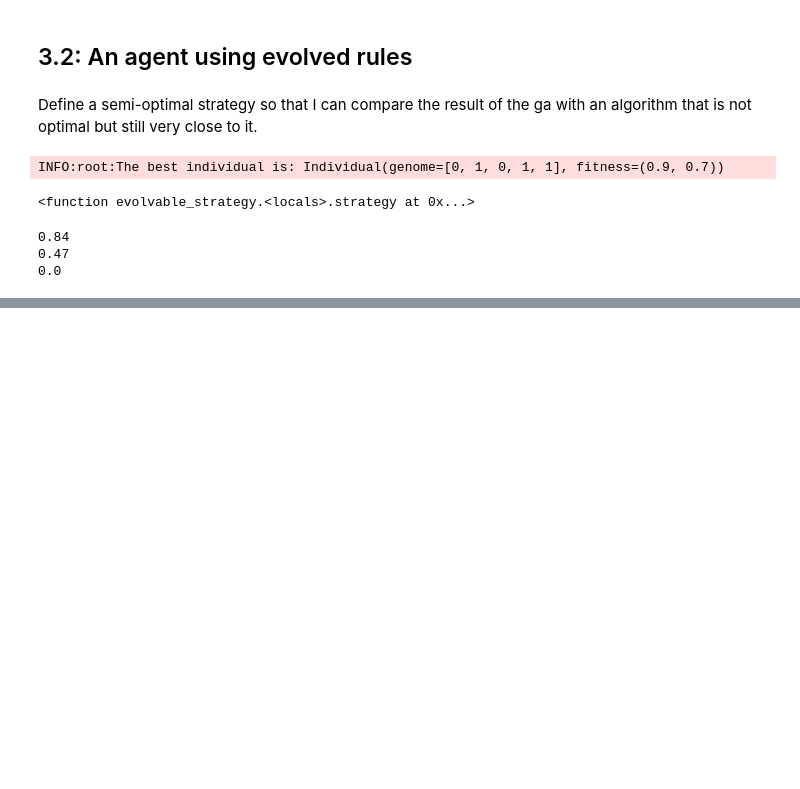
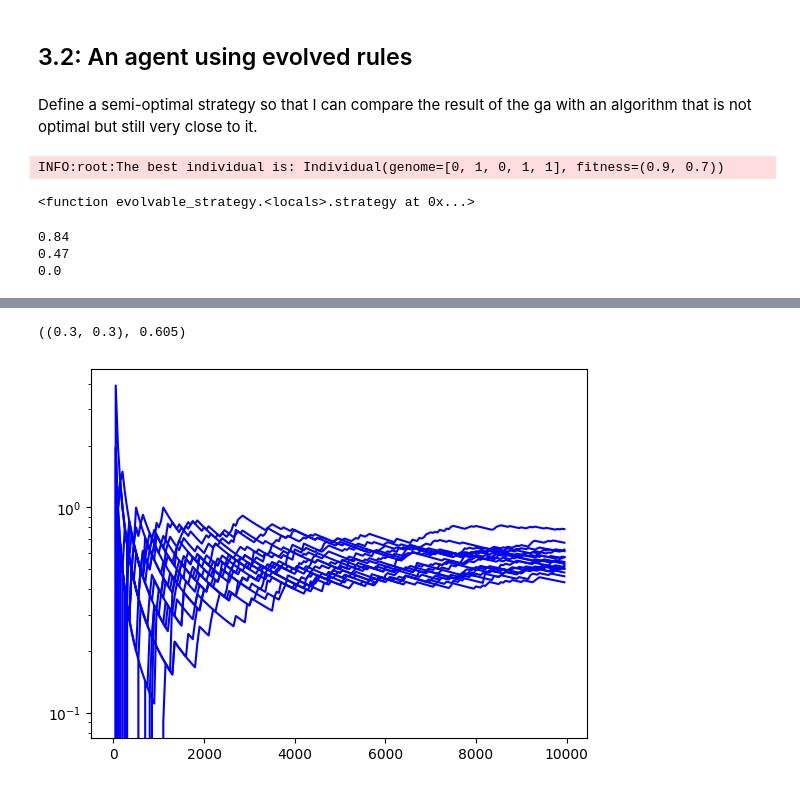
Before and after one commit to scoleri-mr/computational_intelligence_2022_301841, a Jupyter notebook: lab3/lab3.ipynb, the cells around one changed output, grey strips where cells are left out. Cells and saved outputs as stored; diff of their text form; code cells hidden in the pictures; blank space fills up the shorter version.

```diff
--- a/lab3/lab3.ipynb
+++ b/lab3/lab3.ipynb
@@ -317,0 +560,14 @@ print(evaluate(final_strategy,optimal_strategy))
+# %%
+random_factors = [0.1, 0.2, 0.3]
+learning_rates = [0.1, 0.3, 0.5, 0.7, 1, 10]
+results = dict()
+nim_size = 5
+for rf in random_factors:
+    for lr in learning_rates:
+        reinforcement_learning(initial_state=Nim(nim_size), epochs=10000, random_factor=rf, learning_rate=lr)
+        results[(rf,lr)] = evaluate(reinforcement_learning_strategy, pure_random, 200, nim_size)
+best_parameters = max(results.items(), key= lambda x:x[1])
+print(best_parameters)
+# %% [output]
+((0.3, 0.3), 0.605)
+[figure, added]
```
Also changed, not shown: parts of 38 cells of this notebook, 6 other files.
